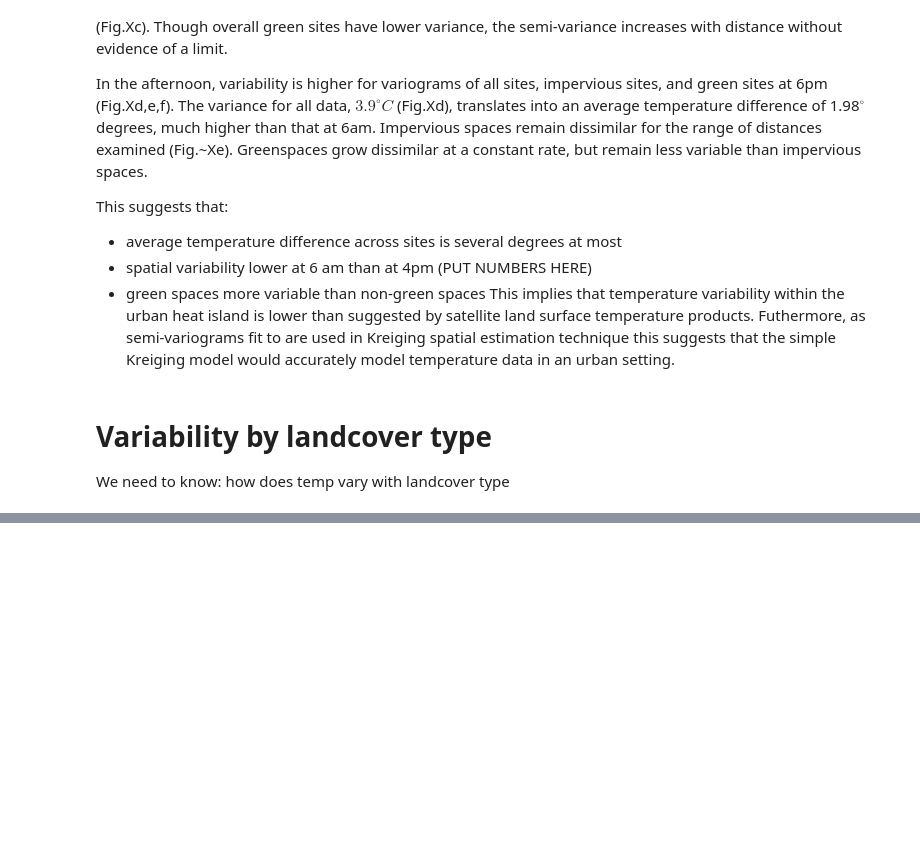
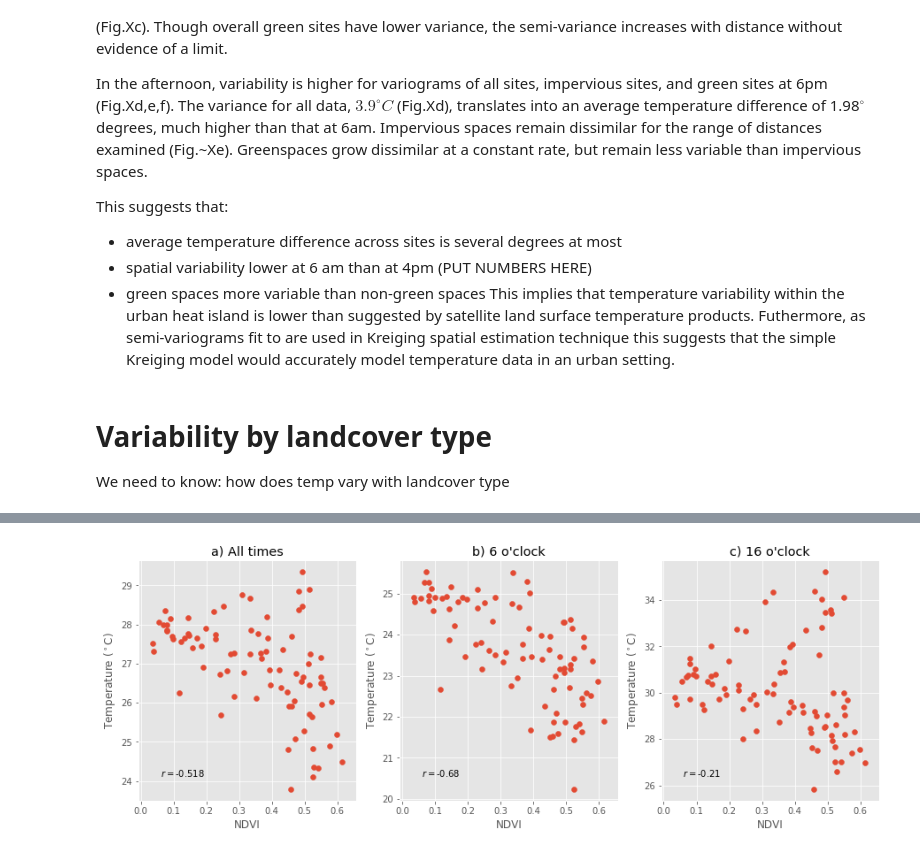
Before and after one commit to gottscott/finalthesischapter, a Jupyter notebook: CharacteristicsBaltimoreUHI.ipynb, the cells around one changed output, grey strips where cells are left out. Saved outputs shown, nothing was run; the diff lists cells and outputs as text; code cells hidden in the pictures; blank space fills up the shorter version.

```diff
--- a/CharacteristicsBaltimoreUHI.ipynb
+++ b/CharacteristicsBaltimoreUHI.ipynb
@@ -377,0 +449,24 @@ easy_scatter_tls()
+# %%
+fig = plt.figure(figsize=[15,5])
+ax = plt.subplot(1,3,1)
+ax.scatter(satellitedf['ndvi'], tempDF.mean())
+r = scipy.stats.pearsonr(tempDF.mean()[satellitedf['ndvi'].dropna().index].values,satellitedf['ndvi'].dropna().values)[0]
+ax.annotate('$r=$%.3f'%r, xy=(.1, .1), xycoords ='axes fraction')
+ax.set_xlabel('NDVI')
+ax.set_ylabel('Temperature ($^\circ$C)')
+ax.set_title('a) All times')
+iii = 2
+for hr in [6,16]:
+    ax = plt.subplot(1,3,iii)
+    x = satellitedf['ndvi'].dropna()
+    y = tempDF[tempDF.index.hour== hr].mean()
+    y = y[x.index]
+    ax.scatter(x,y)
+    r = scipy.stats.pearsonr(x,y)[0]
+    ax.annotate('$r=$%2.2f'%r, xy=(.1, .1), xycoords ='axes fraction')
+    ax.set_xlabel('NDVI')
+    ax.set_ylabel('Temperature ($^\circ$C)')
+    ax.set_title('%s) %s o\'clock'%(string.ascii_lowercase[iii-1],hr))
+    iii = iii+1
+# %% [output]
+[figure, added]
```
Also changed, not shown: parts of 18 cells of this notebook.
